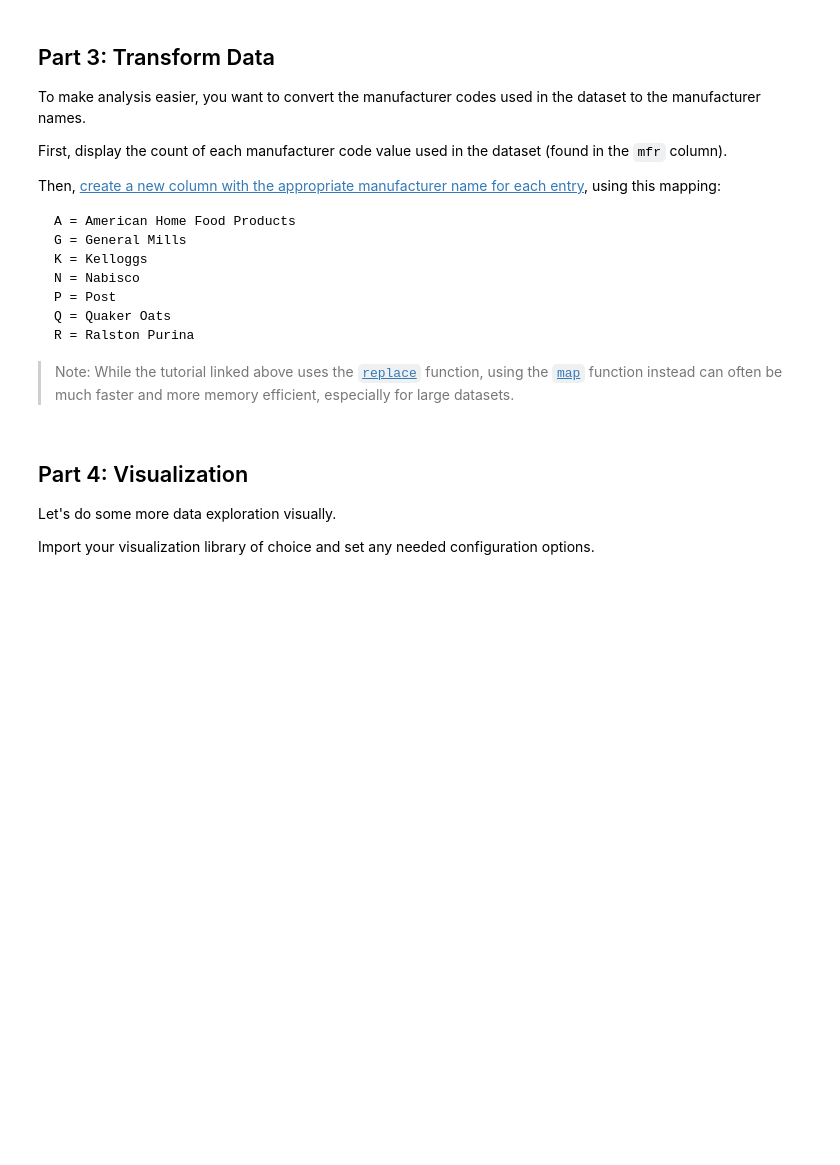
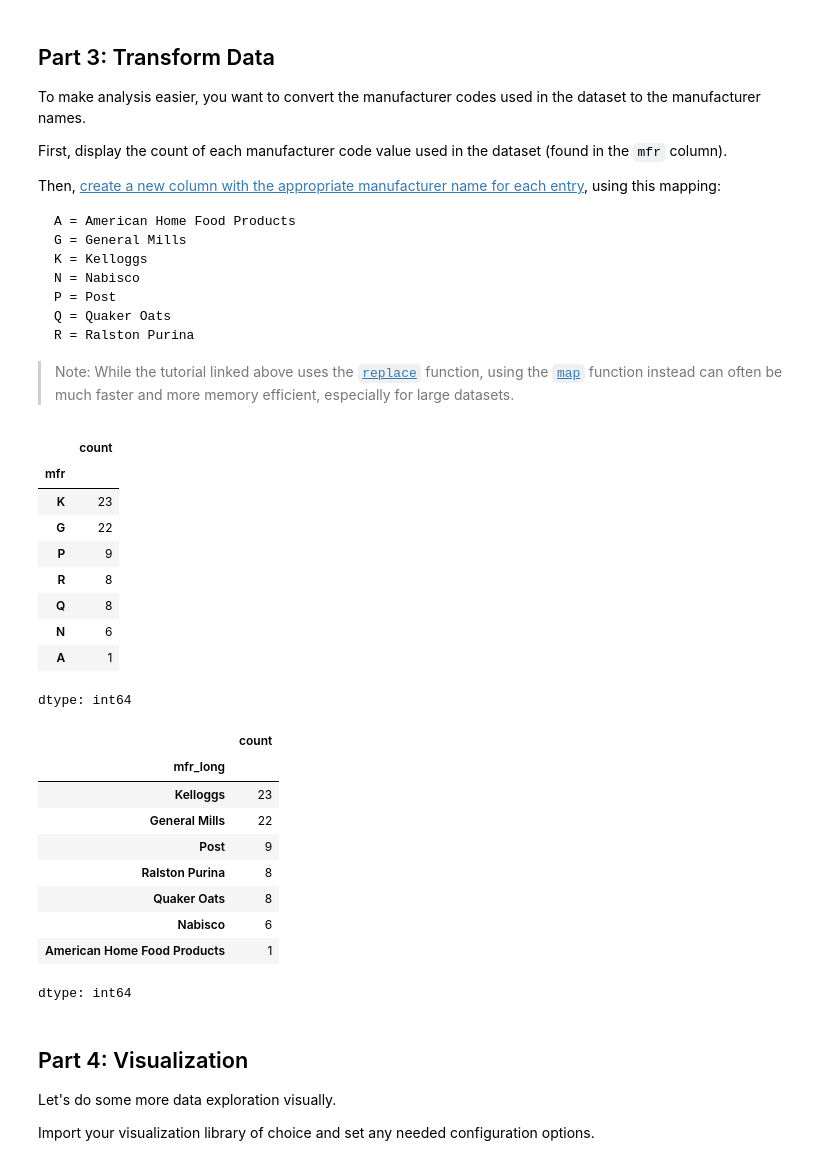
Before and after one commit to Yucheol-Son-BYUI/CSE310_W0_HelloWorld, a Jupyter notebook: notebooks/Exploration_02.ipynb, the cells around one changed output. Drawn from its saved outputs; the diff is of its cells as text; code cells hidden in the pictures; blank space fills up the shorter version.

```diff
--- a/notebooks/Exploration_02.ipynb
+++ b/notebooks/Exploration_02.ipynb
@@ -111,6 +111,39 @@ Then, [create a new column with the appropriate manufacturer name for each entry
 # %%
 # Display the count of values for the manufacturer code ("mfr" column), then
 # create a new column containing the appropriate manufacturer names.
+display(df["mfr"].value_counts())
+mfr_mapping = {
+    'A': 'American Home Food Products',
+    'G': 'General Mills',
+    'K': 'Kelloggs',
+    'N': 'Nabisco',
+    'P': 'Post',
+    'Q': 'Quaker Oats',
+    'R': 'Ralston Purina'
+}
+df["mfr_long"] = df["mfr"].map(mfr_mapping)
+display(df["mfr_long"].value_counts())
+# %% [output]
+|  | count |
+| mfr |  |
+| K | 23 |
+| G | 22 |
+| P | 9 |
+| R | 8 |
+| Q | 8 |
+| N | 6 |
+| A | 1 |
+dtype: int64
+|  | count |
+| mfr_long |  |
+| Kelloggs | 23 |
+| General Mills | 22 |
+| Post | 9 |
+| Ralston Purina | 8 |
+| Quaker Oats | 8 |
+| Nabisco | 6 |
+| American Home Food Products | 1 |
+dtype: int64
 # %% [markdown]
 ## Part 4: Visualization
 
```
Also changed, not shown: parts of 4 cells of this notebook.
